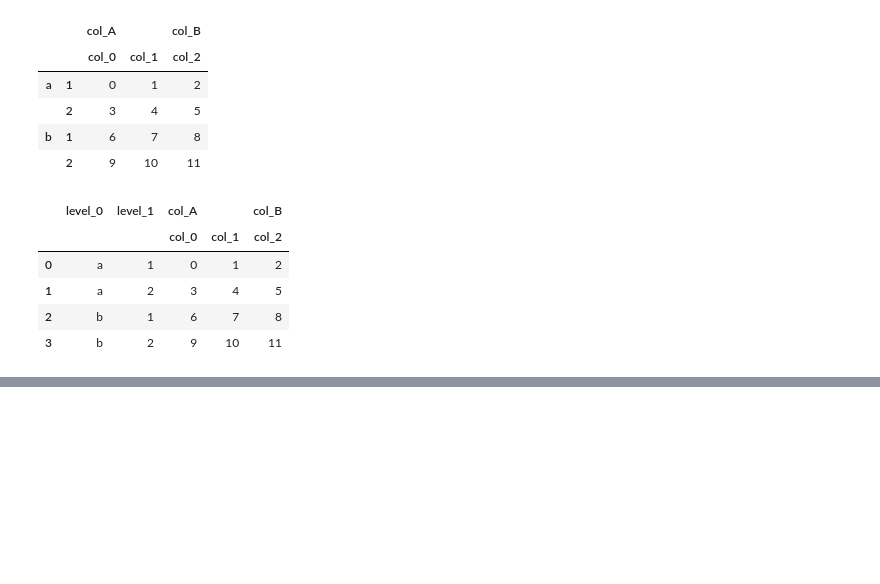
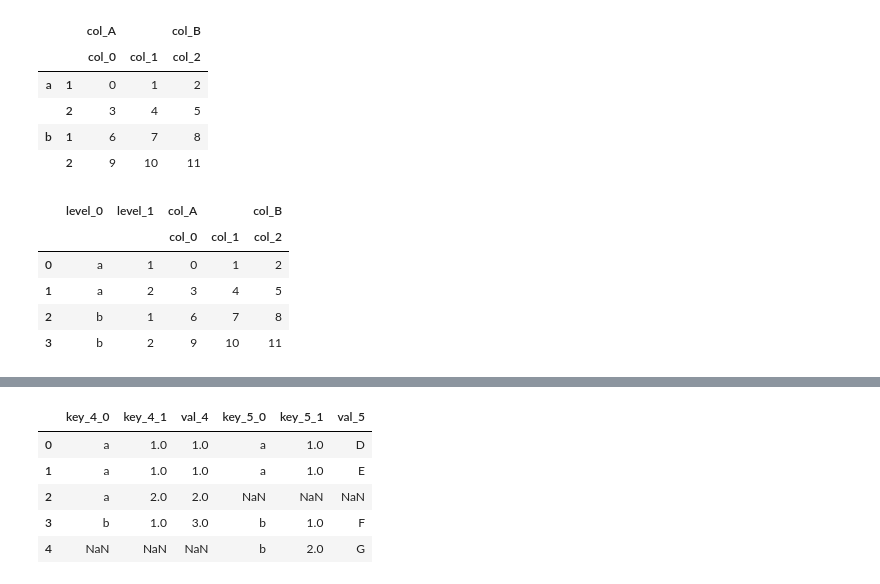
Before and after one commit to srqway/python, a Jupyter notebook: pandas-python/notebook/dataFrame.ipynb, the cells around one changed output, grey strips where cells are left out. Cells and saved outputs as stored; diff of their text form; code cells hidden in the pictures; blank space fills up the shorter version.

```diff
--- a/pandas-python/notebook/dataFrame.ipynb
+++ b/pandas-python/notebook/dataFrame.ipynb
@@ -1030,0 +1121,7 @@ resetIndexResult
+# %%
+joinDf_5 = pd.DataFrame({
+    'key_5_0': ['a', 'a', 'b', 'b'],
+    'key_5_1': [1, 1, 1, 2],
+    'val_5': ['D', 'E', 'F', 'G']
+})
+joinDf_5
@@ -1030,0 +1134,9 @@ resetIndexResult
+# %%
+pd.merge(joinDf_4, joinDf_5, left_on=['key_4_0', 'key_4_1'], right_on=['key_5_0', 'key_5_1'], how='outer')
+# %% [output]
+|  | key_4_0 | key_4_1 | val_4 | key_5_0 | key_5_1 | val_5 |
+| 0 | a | 1.0 | 1.0 | a | 1.0 | D |
+| 1 | a | 1.0 | 1.0 | a | 1.0 | E |
+| 2 | a | 2.0 | 2.0 | NaN | NaN | NaN |
+| 3 | b | 1.0 | 3.0 | b | 1.0 | F |
+| 4 | NaN | NaN | NaN | b | 2.0 | G |
```
Also changed, not shown: parts of 25 cells of this notebook, 1 other file.
